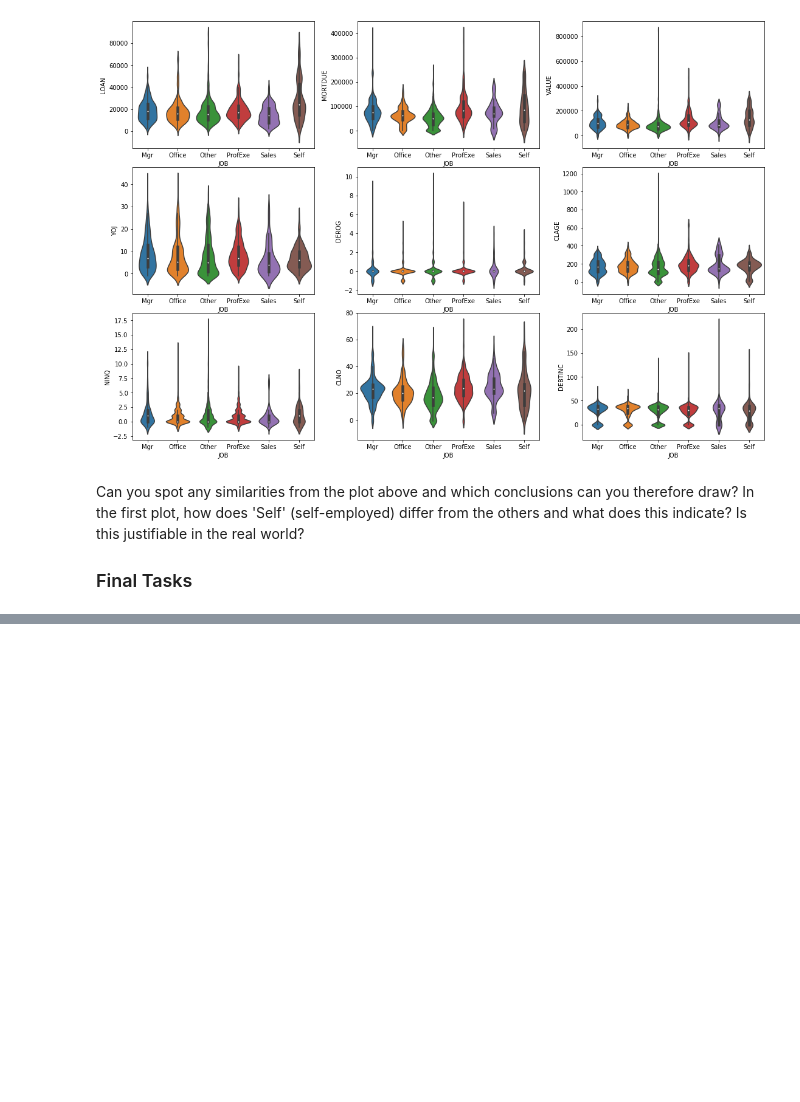
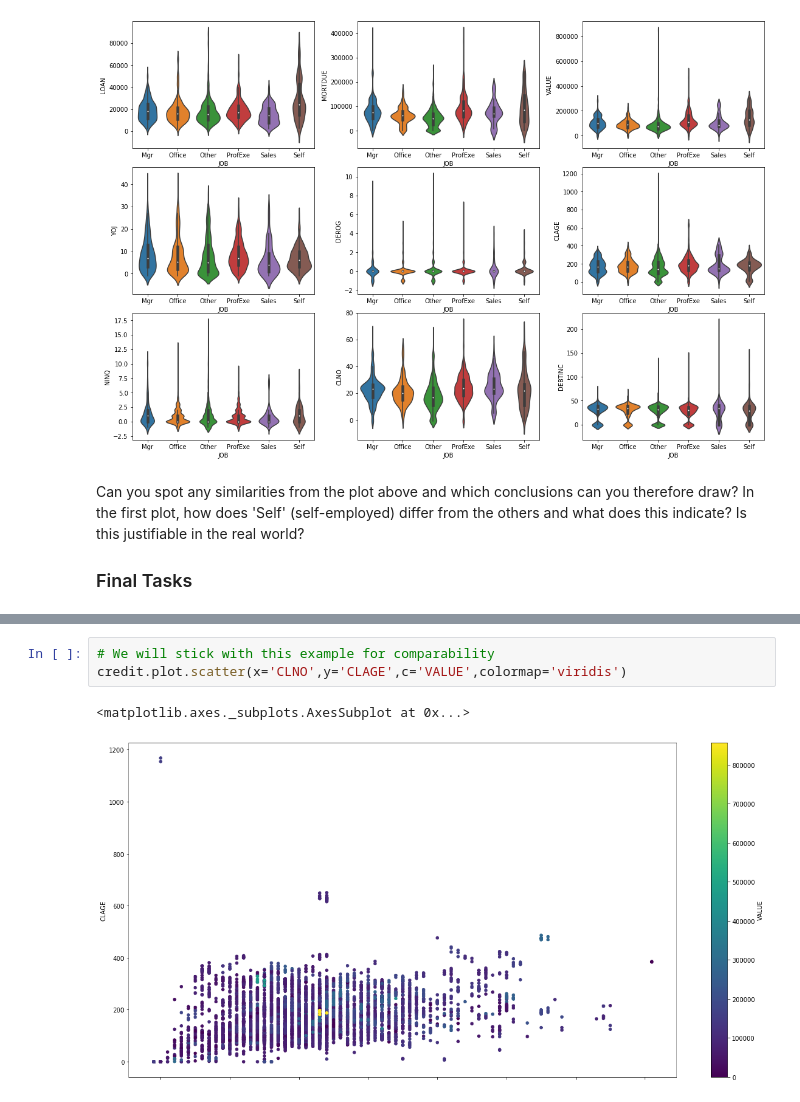
Before and after one commit to wiebkepeters/IS-HU-Berlin, a Jupyter notebook: AdamsEDA.ipynb, the cells around one changed output, grey strips where cells are left out. Cells and saved outputs as stored; diff of their text form; blank space fills up the shorter version.

```diff
--- a/AdamsEDA.ipynb
+++ b/AdamsEDA.ipynb
@@ -416,0 +434,6 @@ creditnew.head()
+# %%
+# We will stick with this example for comparability
+credit.plot.scatter(x='CLNO',y='CLAGE',c='VALUE',colormap='viridis')
+# %% [output]
+<matplotlib.axes._subplots.AxesSubplot at 0x...>
+[figure, added]
```
Also changed, not shown: parts of 7 cells of this notebook.
